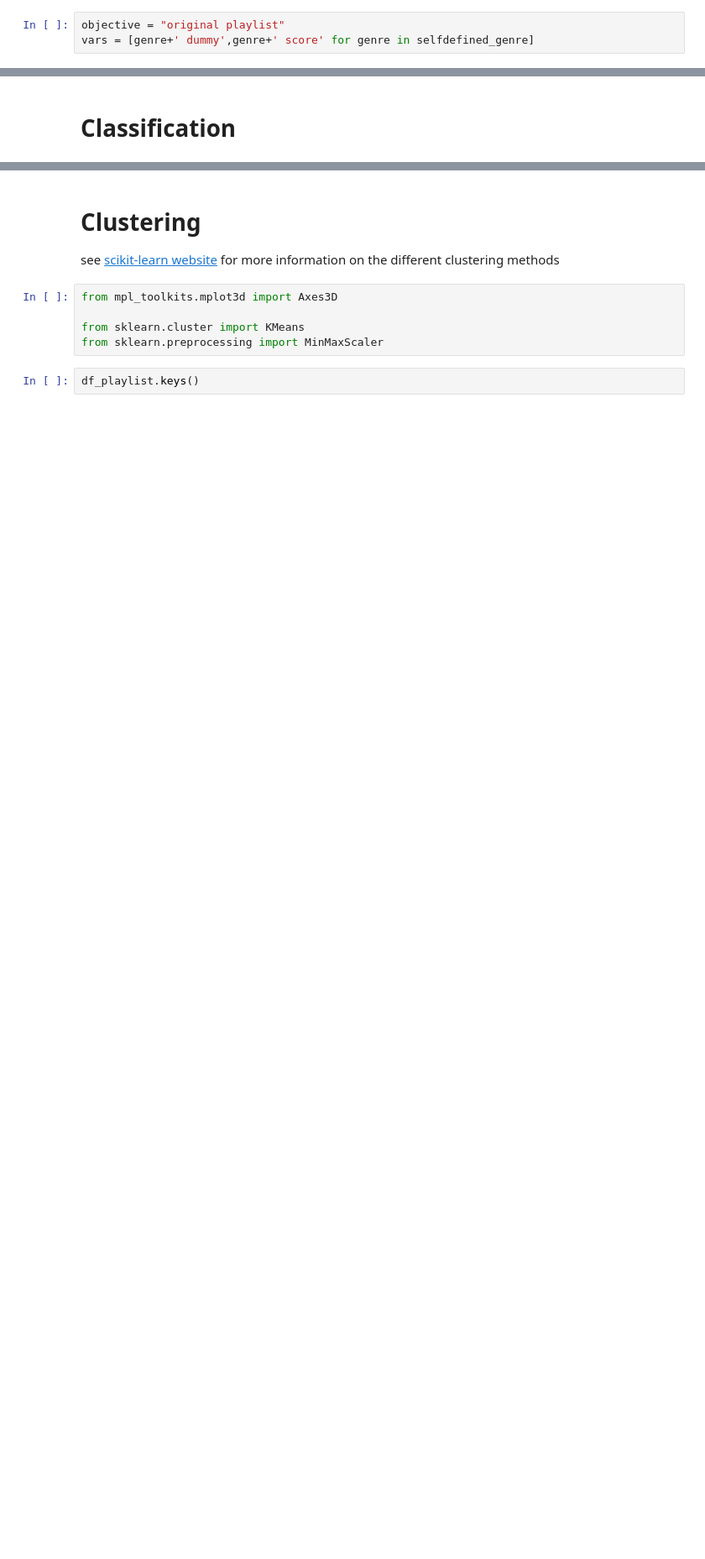
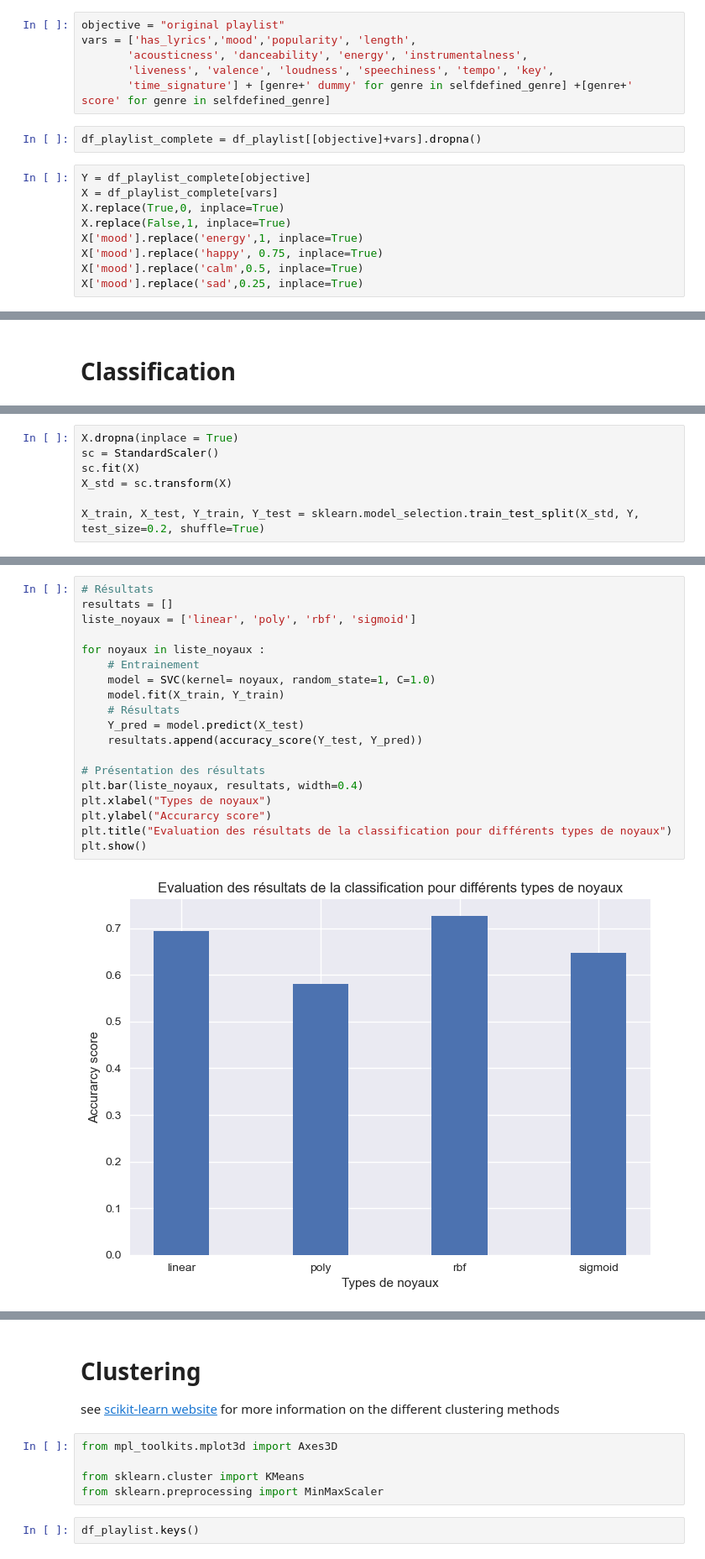
Before and after one commit to LeoMaurice/automated-playlist-making, a Jupyter notebook: Classification_clustering.ipynb, the cells around one changed output, grey strips where cells are left out. Shown at 84% size. Drawn from its saved outputs; the diff is of its cells as text; blank space fills up the shorter version.

```diff
--- a/Classification_clustering.ipynb
+++ b/Classification_clustering.ipynb
@@ -298,4 +293,18 @@ df_playlist = pd.read_pickle("df_playlist.pkl")
 # Data pour analyse
 # %%
 objective = "original playlist"
-vars = [genre+' dummy',genre+' score' for genre in selfdefined_genre]
+vars = ['has_lyrics','mood','popularity', 'length',
+       'acousticness', 'danceability', 'energy', 'instrumentalness',
+       'liveness', 'valence', 'loudness', 'speechiness', 'tempo', 'key',
+       'time_signature'] + [genre+' dummy' for genre in selfdefined_genre] +[genre+' score' for genre in selfdefined_genre]
+# %%
+df_playlist_complete = df_playlist[[objective]+vars].dropna()
+# %%
+Y = df_playlist_complete[objective]
+X = df_playlist_complete[vars]
+X.replace(True,0, inplace=True)
+X.replace(False,1, inplace=True)
+X['mood'].replace('energy',1, inplace=True)
+X['mood'].replace('happy', 0.75, inplace=True)
+X['mood'].replace('calm',0.5, inplace=True)
+X['mood'].replace('sad',0.25, inplace=True)
@@ -310,0 +340,7 @@ from sklearn.metrics import accuracy_score
+# %%
+X.dropna(inplace = True)
+sc = StandardScaler()
+sc.fit(X)
+X_std = sc.transform(X)
+
+X_train, X_test, Y_train, Y_test = sklearn.model_selection.train_test_split(X_std, Y, test_size=0.2, shuffle=True)
@@ -310,0 +352,21 @@ from sklearn.metrics import accuracy_score
+# %%
+# Résultats
+resultats = []
+liste_noyaux = ['linear', 'poly', 'rbf', 'sigmoid']
+
+for noyaux in liste_noyaux :
+    # Entrainement
+    model = SVC(kernel= noyaux, random_state=1, C=1.0)
+    model.fit(X_train, Y_train)
+    # Résultats
+    Y_pred = model.predict(X_test)
+    resultats.append(accuracy_score(Y_test, Y_pred))
+
+# Présentation des résultats
+plt.bar(liste_noyaux, resultats, width=0.4)
+plt.xlabel("Types de noyaux")
+plt.ylabel("Accurarcy score")
+plt.title("Evaluation des résultats de la classification pour différents types de noyaux")
+plt.show()
+# %% [output]
+[figure, added]
```
Also changed, not shown: parts of 10 cells of this notebook.
